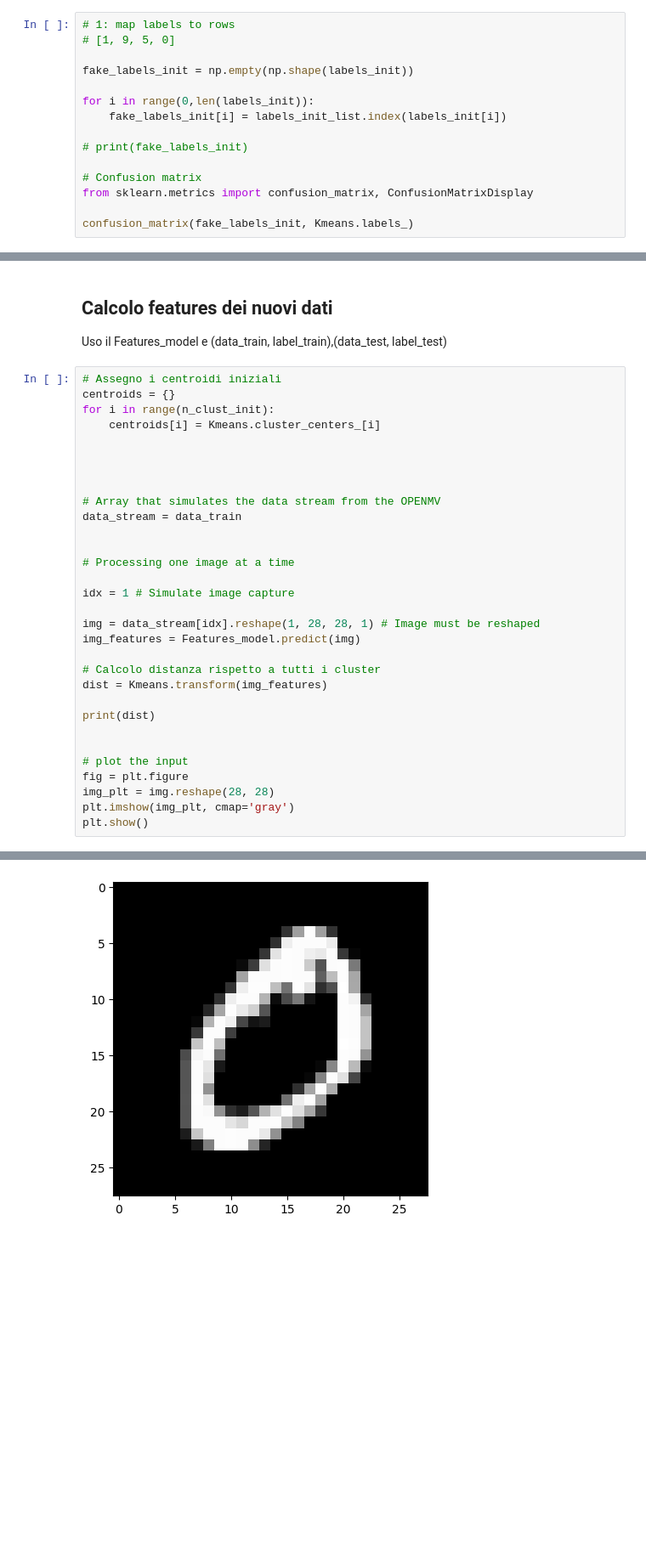
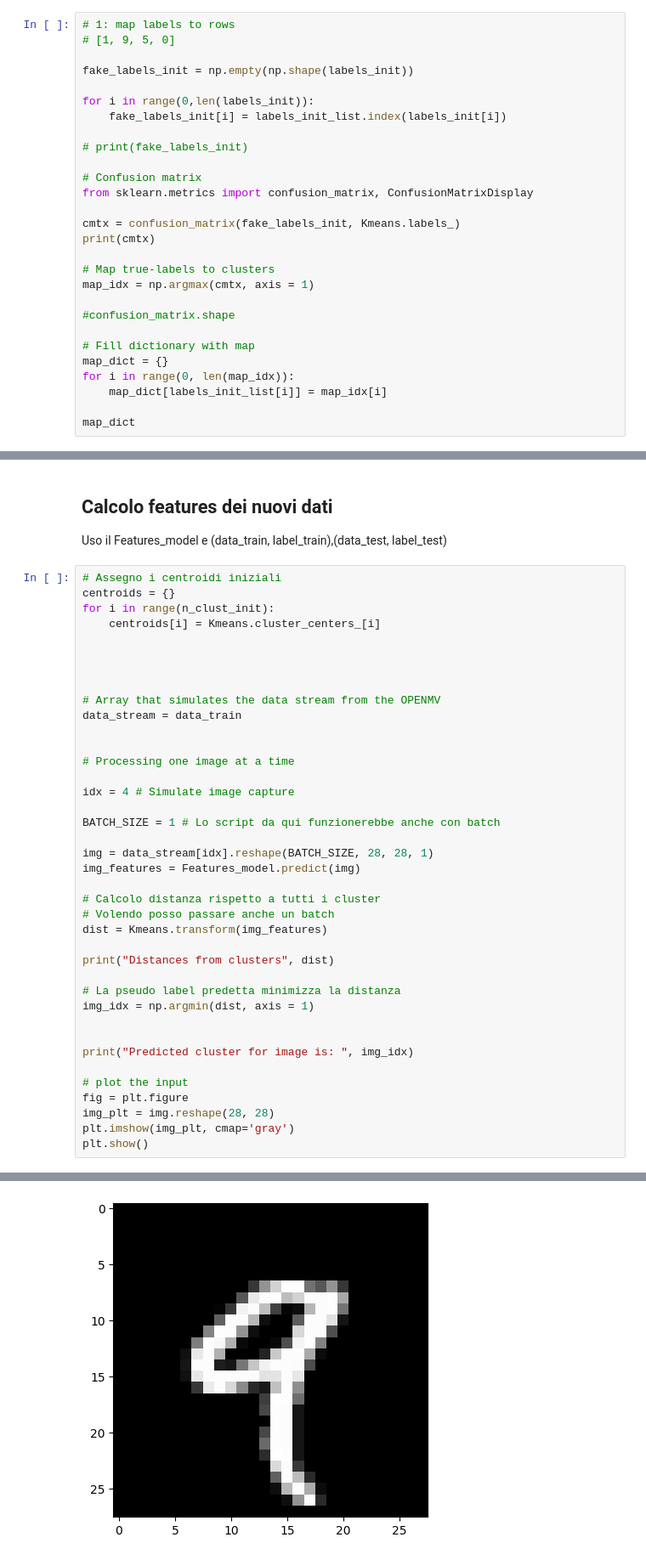
Before and after one commit to a-zat/Continual-ML, a Jupyter notebook: main.ipynb, the cells around one changed output, grey strips where cells are left out. Shown: that part at 85% size. Cells and saved outputs as stored; diff of their text form; blank space fills up the shorter version.

Commit message:
Simulated image stream + prediction, label-cluster mapping

```diff
--- a/main.ipynb
+++ b/main.ipynb
@@ -163,5 +163,18 @@ for i in range(0,len(labels_init)):
 # Confusion matrix
 from sklearn.metrics import confusion_matrix, ConfusionMatrixDisplay
 
-confusion_matrix(fake_labels_init, Kmeans.labels_)
+cmtx = confusion_matrix(fake_labels_init, Kmeans.labels_)
+print(cmtx)
+
+# Map true-labels to clusters
+map_idx = np.argmax(cmtx, axis = 1)
+
+#confusion_matrix.shape
+
+# Fill dictionary with map
+map_dict = {}
+for i in range(0, len(map_idx)):
+    map_dict[labels_init_list[i]] = map_idx[i]
+
+map_dict
 # %% [output]
@@ -188,16 +202,24 @@ data_stream = data_train
 
 # Processing one image at a time
 
-idx = 1 # Simulate image capture
+idx = 4 # Simulate image capture
 
-img = data_stream[idx].reshape(1, 28, 28, 1) # Image must be reshaped
+BATCH_SIZE = 1 # Lo script da qui funzionerebbe anche con batch
+
+img = data_stream[idx].reshape(BATCH_SIZE, 28, 28, 1)
 img_features = Features_model.predict(img)
 
 # Calcolo distanza rispetto a tutti i cluster
+# Volendo posso passare anche un batch
 dist = Kmeans.transform(img_features)
 
-print(dist)
+print("Distances from clusters", dist)
 
+# La pseudo label predetta minimizza la distanza
+img_idx = np.argmin(dist, axis = 1)
+
+
+print("Predicted cluster for image is: ", img_idx)
 
 # plot the input
 fig = plt.figure
@@ -210 +233 @@ plt.show()
-[figure, old version]
+[figure, new version]
```
Also changed, not shown: parts of 5 cells of this notebook.
